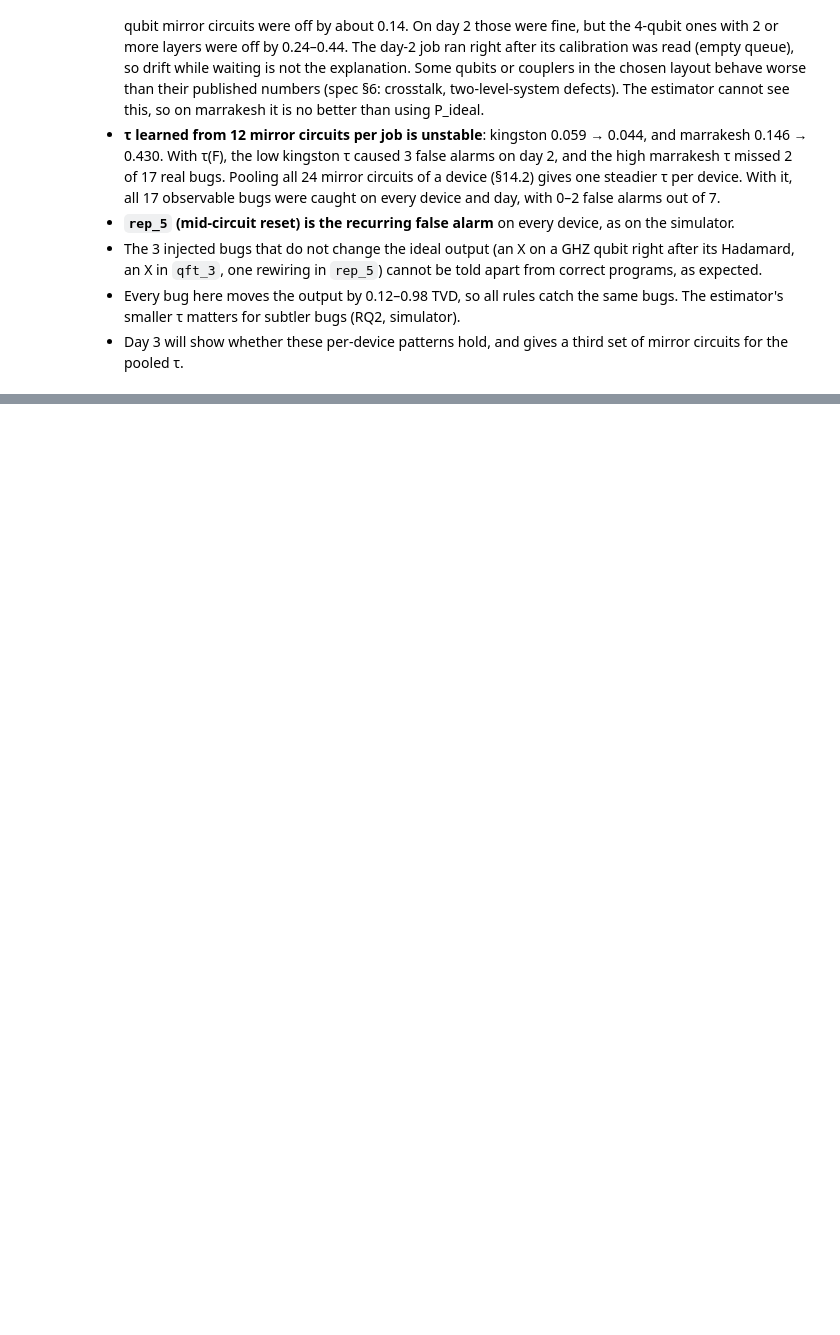
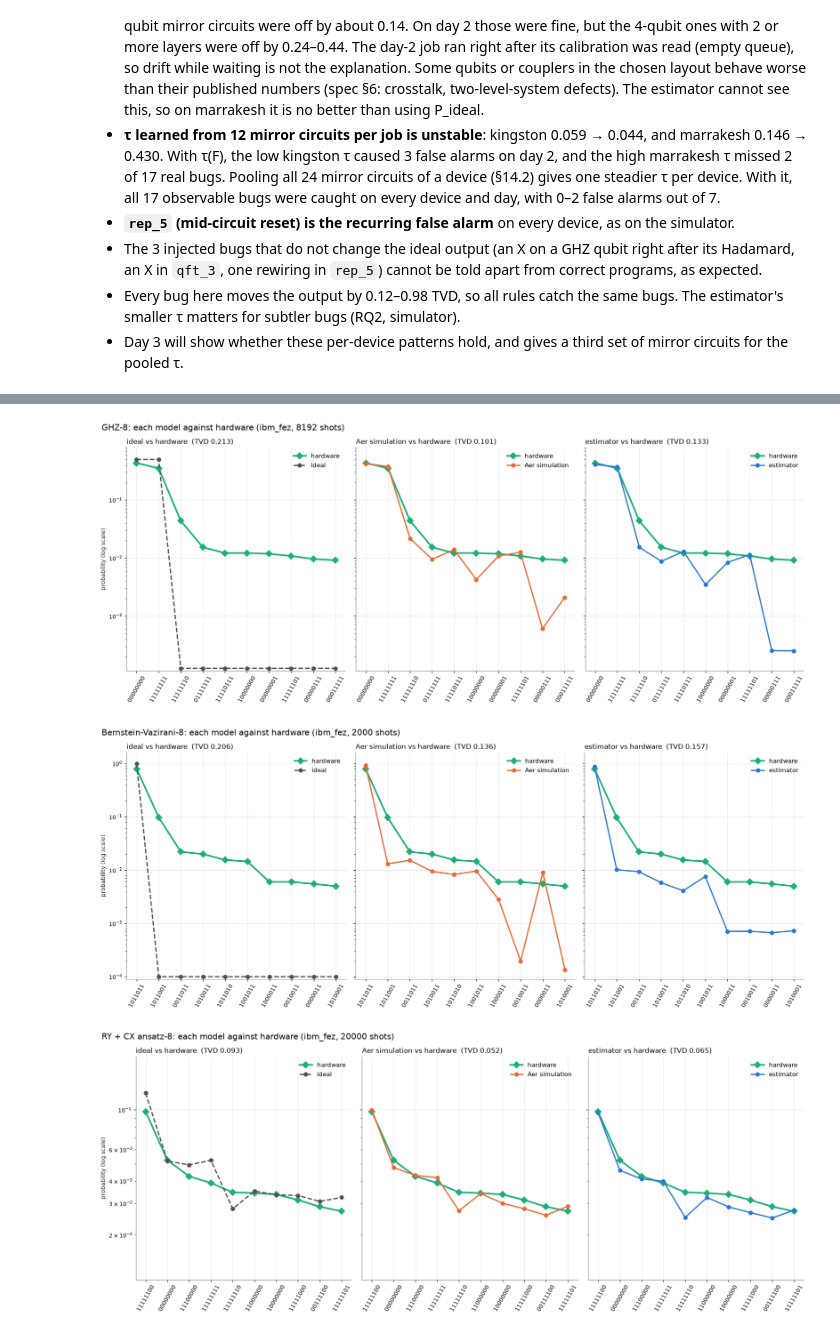
Before and after one commit to asif-saad/Qiskit-Oracle, a Jupyter notebook: calibration-noise-estimator.ipynb, the cells around one changed output, grey strips where cells are left out. Saved outputs shown, nothing was run; the diff lists cells and outputs as text; code cells hidden in the pictures; blank space fills up the shorter version.

```diff
--- a/calibration-noise-estimator.ipynb
+++ b/calibration-noise-estimator.ipynb
@@ -229,6 +229,8 @@ def save_calibration(cal, path):
     for k in ("t1", "t2", "p10", "p01"):
         d[k] = {str(q): v for q, v in getattr(cal, k).items()}
     d["saved_at"] = dt.datetime.now(dt.timezone.utc).isoformat()
+    import os
+    os.makedirs(os.path.dirname(path) or ".", exist_ok=True)
     with open(path, "w") as fh:
         json.dump(d, fh)
 
@@ -1779,6 +1781,12 @@ To save the account once (the token is not stored in this notebook):
 # ── Hardware settings and helpers ───────────────────────────────────────────
 HW_ACCOUNT  = "quantum-oracle"   # account saved with QiskitRuntimeService.save_account(name=...)
 HW_INSTANCE = "research"         # instance approved for this project
+HW_CALIB_DIR = "hardware_calibrations"   # one calibration snapshot per hardware job, next to this notebook
+
+
+def hw_calib_path(job_id):
+    return f"{HW_CALIB_DIR}/hw_calibration_{job_id}.json"
+
 
 # Finished jobs: reloaded on every run of this notebook, no QPU time used.
 HW_JOB_IDS = [
@@ -1845,7 +1853,7 @@ def submit_job(service, backend_name):
     tqcs = [pm_hw.run(it[4]) for it in hardware_items()]
     calib = read_calibration(backend)                                # re-read right before submission
     job = Sampler(mode=backend).run(tqcs, shots=SHOTS)
-    save_calibration(calib, f"hw_calibration_{job.job_id()}.json")
+    save_calibration(calib, hw_calib_path(job.job_id()))
     print(f"submitted {job.job_id()} to {backend_name}: {len(tqcs)} circuits x {SHOTS} shots "
           f"(pending jobs {backend.status().pending_jobs}, calibration {calib.timestamp})")
     return job
@@ -1878,7 +1886,7 @@ def load_run(service, job_id):
     job = service.job(job_id)
     result = job.result()
     tqcs = [p[0] if isinstance(p, (tuple, list)) else getattr(p, "circuit", p) for p in job.inputs["pubs"]]
-    calib = load_calibration(f"hw_calibration_{job_id}.json")
+    calib = load_calibration(hw_calib_path(job_id))
     m = job.metrics()
     usage, ts = m.get("usage") or {}, m.get("timestamps") or {}
     backend_name = job.backend().name
@@ -2080,0 +2221,40 @@ Six jobs, one per device per day, 66 circuits × 8192 shots each, 143–146 s of
+# %%
+# Figure 1: for each circuit, each model against the hardware result (one panel per model).
+# Log y-axis, so that both the main peak and the small outcomes, where the models differ, are visible.
+S15_COLORS = {"ideal": "#52514e", "Aer simulation": C_ORANGE, "estimator": C_BLUE, "hardware": C_AQUA}
+S15_FLOOR = 1e-4   # probabilities below this (including exact zeros) are drawn at this value
+
+
+def s15_main_outcomes(d, k=10):
+    """The k outcomes with the largest probability under either the ideal distribution or the hardware."""
+    score = np.maximum(d["ideal"], d["hardware"])
+    top = np.argsort(score)[::-1][:k]
+    return sorted(top, key=lambda i: -d["hardware"][i])
+
+
+if s15:
+    models = ["ideal", "Aer simulation", "estimator"]
+    for name, d in s15["dists"].items():
+        n = int(round(math.log2(len(d["ideal"]))))
+        top = s15_main_outcomes(d)
+        x = np.arange(len(top))
+        shown = np.concatenate([d[m][top] for m in models + ["hardware"]])
+        lo = max(S15_FLOOR, 0.5 * shown[shown > S15_FLOOR].min())
+        fig, axes = plt.subplots(1, 3, figsize=(16, 6.5), sharey=True)
+        for ax, m in zip(axes, models):
+            ax.plot(x, np.clip(d["hardware"][top], lo, None), color=S15_COLORS["hardware"], lw=2.6, marker="D", ms=7, label="hardware")
+            ax.plot(x, np.clip(d[m][top], lo, None), color=S15_COLORS[m], lw=2.0, marker="o", ms=6,
+                    ls="--" if m == "ideal" else "-", label=m)
+            ax.set_yscale("log")
+            ax.set_ylim(lo * 0.9, shown.max() * 1.6)
+            ax.set_xticks(x, [format(i, f"0{n}b") for i in top], rotation=60, fontsize=9)
+            ax.set_title(f"{m} vs hardware  (TVD {tvd(d[m], d['hardware']):.3f})", fontsize=11, loc="left")
+            ax.legend(fontsize=10)
+        axes[0].set_ylabel("probability (log scale)")
+        fig.suptitle(f"{name}: each model against hardware ({s15['device']}, {int(s15['table'].loc[name, 'shots'])} shots)",
+                     fontsize=13, x=0.01, ha="left")
+        plt.tight_layout(); plt.show()
+# %% [output]
+[figure, added]
+[figure, added]
+[figure, added]
```
Also changed, not shown: parts of 26 cells of this notebook, 9 other files.
